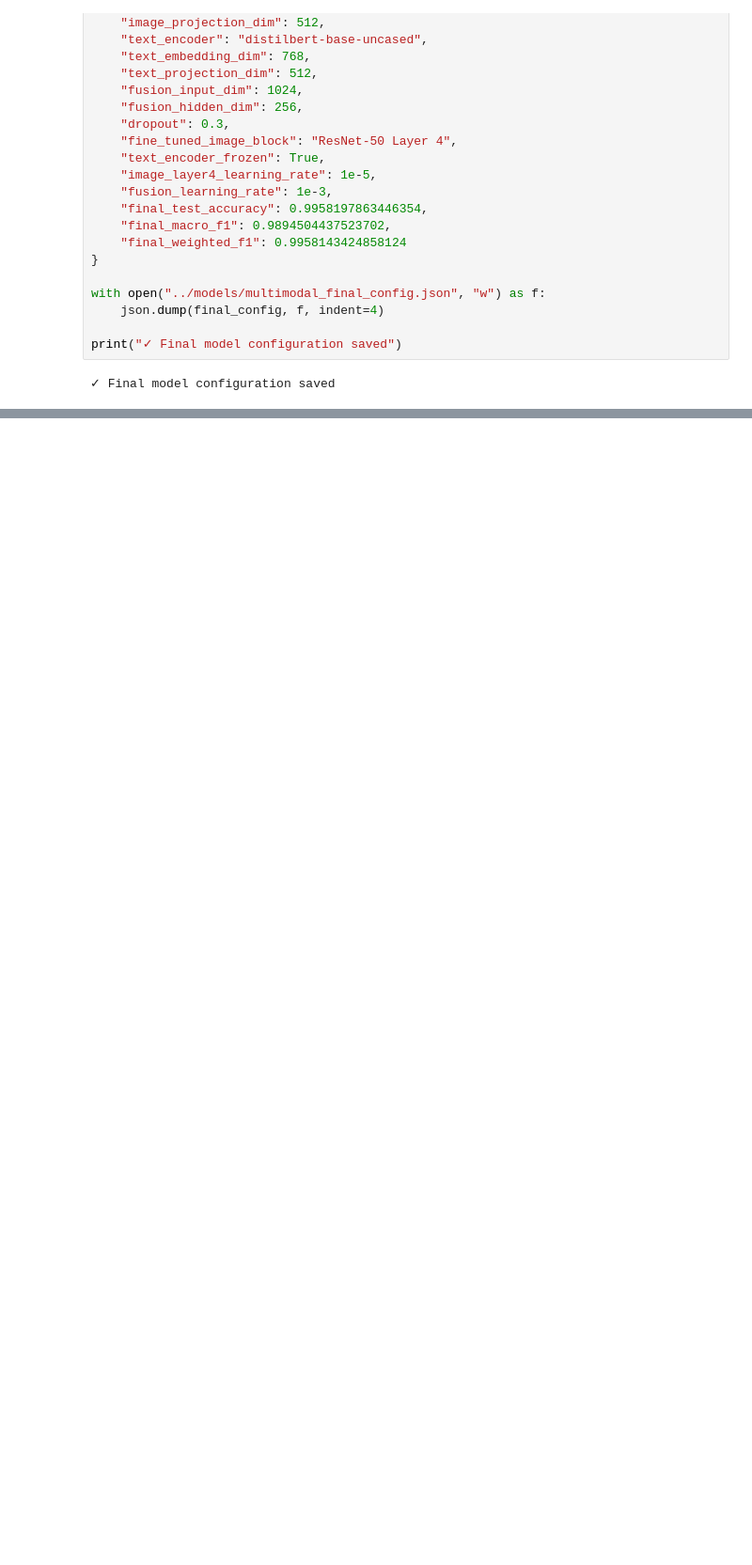
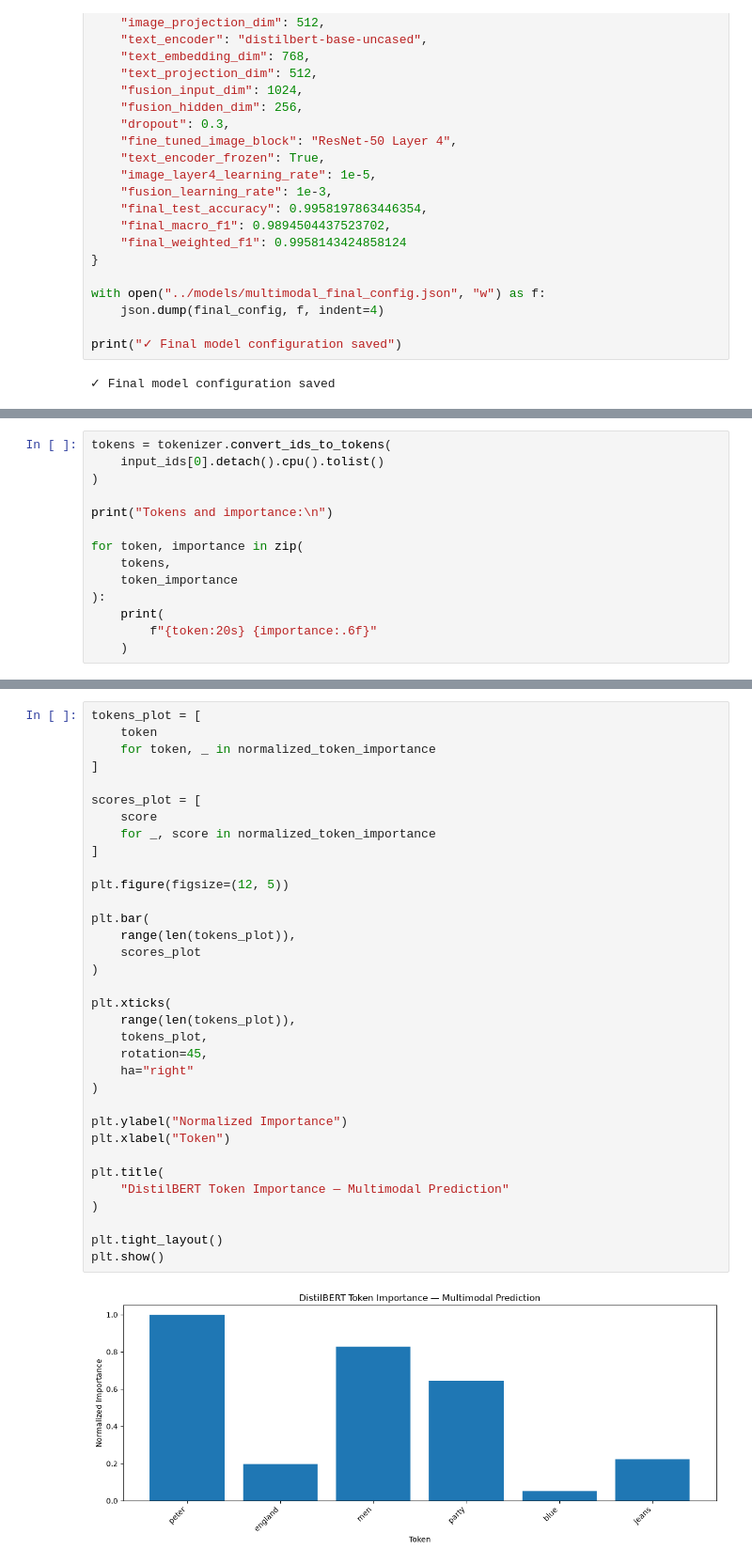
Before and after one commit to vk62945/Multimodal-Product-Intelligence, a Jupyter notebook: notebooks/05_Multimodal_Model.ipynb, the cells around one changed output, grey strips where cells are left out. Shown at 94% size. Saved outputs shown, nothing was run; the diff lists cells and outputs as text; blank space fills up the shorter version.

```diff
--- a/notebooks/05_Multimodal_Model.ipynb
+++ b/notebooks/05_Multimodal_Model.ipynb
@@ -1808,0 +2404,14 @@ print("✓ Final model configuration saved")
+# %%
+tokens = tokenizer.convert_ids_to_tokens(
+    input_ids[0].detach().cpu().tolist()
+)
+
+print("Tokens and importance:\n")
+
+for token, importance in zip(
+    tokens,
+    token_importance
+):
+    print(
+        f"{token:20s} {importance:.6f}"
+    )
@@ -1808,0 +2511,36 @@ print("✓ Final model configuration saved")
+# %%
+tokens_plot = [
+    token
+    for token, _ in normalized_token_importance
+]
+
+scores_plot = [
+    score
+    for _, score in normalized_token_importance
+]
+
+plt.figure(figsize=(12, 5))
+
+plt.bar(
+    range(len(tokens_plot)),
+    scores_plot
+)
+
+plt.xticks(
+    range(len(tokens_plot)),
+    tokens_plot,
+    rotation=45,
+    ha="right"
+)
+
+plt.ylabel("Normalized Importance")
+plt.xlabel("Token")
+
+plt.title(
+    "DistilBERT Token Importance — Multimodal Prediction"
+)
+
+plt.tight_layout()
+plt.show()
+# %% [output]
+[figure, added]
```
Also changed, not shown: parts of 77 cells of this notebook.
